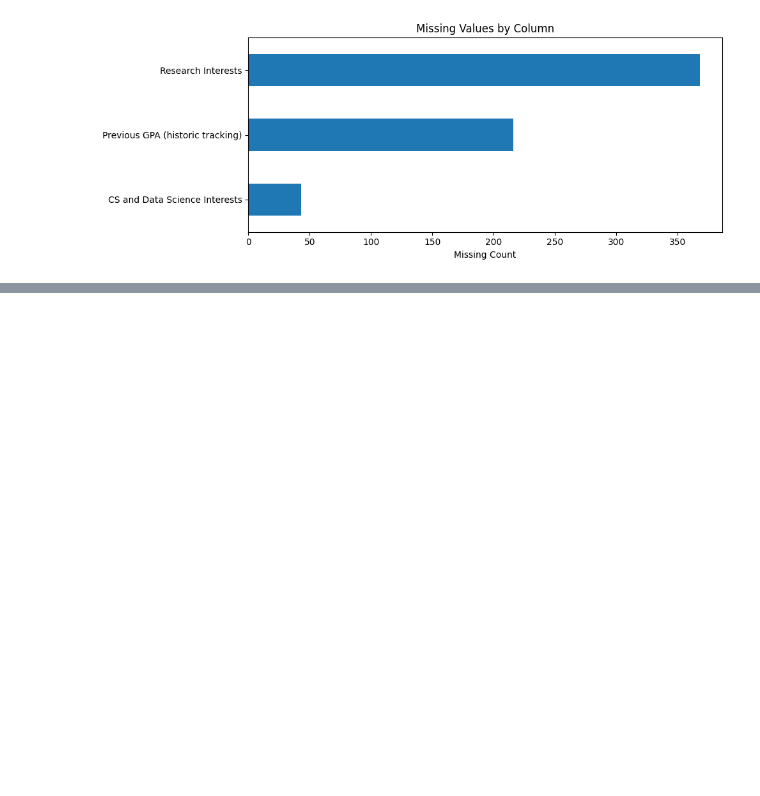
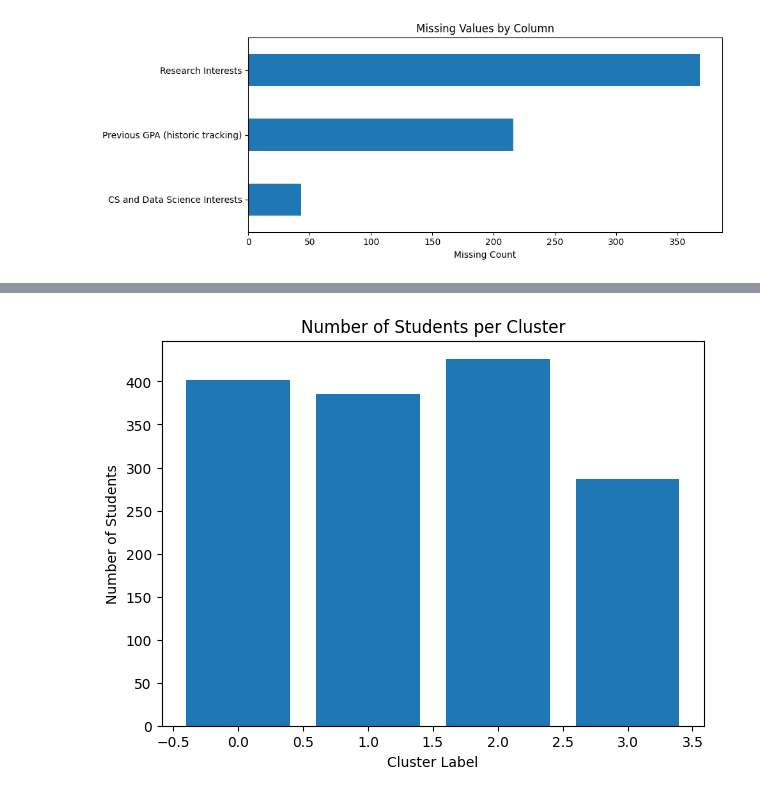
Before and after one commit to hellen-noeline/AI-Enabled-peer-to-peer-learning-framework, a Jupyter notebook: The Actual Educonnect/Educonnect/notebooks/us_students_ml_pipeline.ipynb, the cells around one changed output, grey strips where cells are left out. Drawn from its saved outputs; the diff is of its cells as text; code cells hidden in the pictures; blank space fills up the shorter version.

```diff
--- a/The Actual Educonnect/Educonnect/notebooks/us_students_ml_pipeline.ipynb
+++ b/The Actual Educonnect/Educonnect/notebooks/us_students_ml_pipeline.ipynb
@@ -404,0 +300,18 @@ print('\nCluster assignments saved in df["cluster"] for study group recommendati
+# %%
+# =========================================================
+# VISUALIZATION: Number of Students per Cluster
+# =========================================================
+
+cluster_counts = df["cluster"].value_counts().sort_index()
+
+plt.figure(figsize=(7,5))
+
+plt.bar(cluster_counts.index, cluster_counts.values)
+
+plt.title("Number of Students per Cluster")
+plt.xlabel("Cluster Label")
+plt.ylabel("Number of Students")
+
+plt.show()
+# %% [output]
+[figure, added]
```
Also changed, not shown: parts of 40 cells of this notebook, 4 other files.
